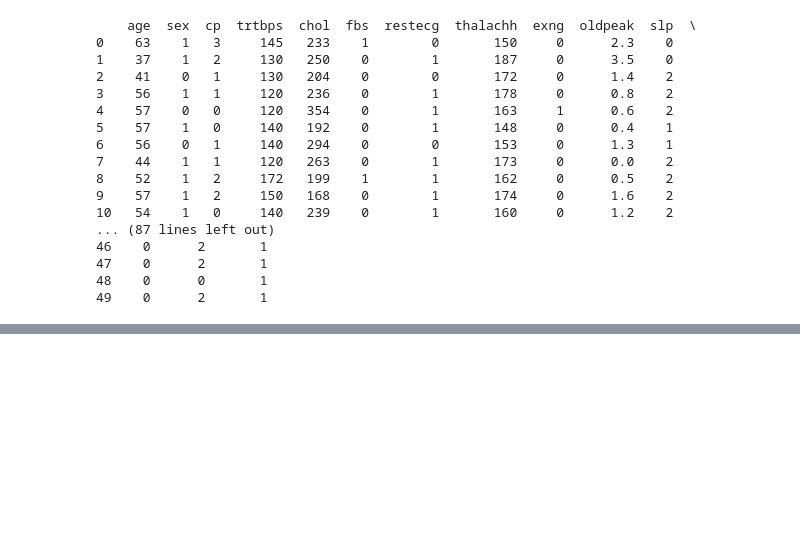
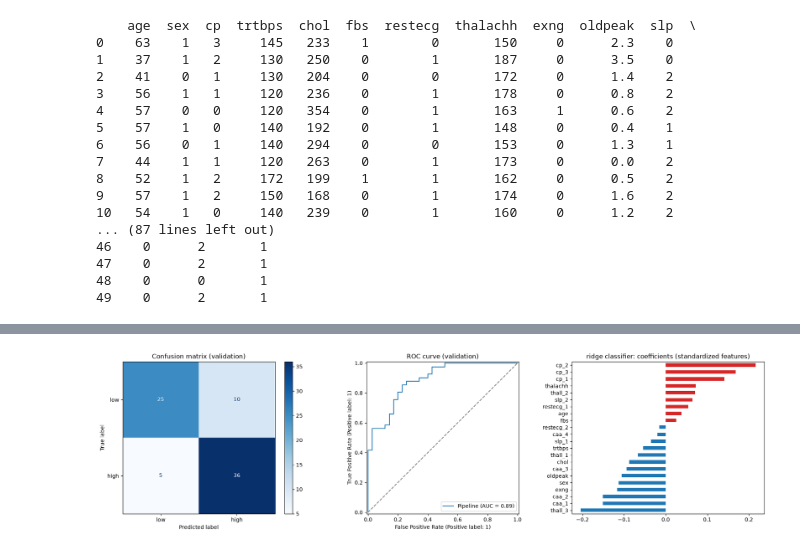
Before and after one commit to ToTheTermsOfService/id-lb3, a Jupyter notebook: assignement-3.ipynb, the cells around one changed output, grey strips where cells are left out. Drawn from its saved outputs; the diff is of its cells as text; code cells hidden in the pictures; blank space fills up the shorter version.

```diff
--- a/assignement-3.ipynb
+++ b/assignement-3.ipynb
@@ -684,0 +331,88 @@ The best course I have ever taken, very clear explanations!                 5
+# %%
+CATEGORICAL = ["cp", "restecg", "slp", "caa", "thall"]
+
+
+def heart_features(data):
+    return pd.get_dummies(data.drop(columns="output"), columns=CATEGORICAL, drop_first=True, dtype=float)
+
+
+def heart_classification(data):
+    """
+    Build a model, that would classify risk category for heart attack.
+    Visualize model on a plot.
+
+    Args:
+        data: heart medical data.
+
+    Returns:
+        list: The list of model theta parameters.
+    """
+    duplicates = int(data.duplicated().sum())
+    data = data.drop_duplicates().reset_index(drop=True)
+    print(f"removed duplicate rows: {duplicates}, rows left: {len(data)}")
+    X = heart_features(data)
+    y = data["output"]
+    X_train, X_val, y_train, y_val = train_test_split(X, y, test_size=0.25, stratify=y, random_state=42)
+    cv = StratifiedKFold(n_splits=5, shuffle=True, random_state=42)
+
+    candidates = {
+        "logistic regression": LogisticRegression(max_iter=5000),
+        "logistic regression (L1)": LogisticRegression(l1_ratio=1.0, solver="liblinear", C=0.5),
+        "ridge classifier": RidgeClassifier(),
+        "SGD classifier": SGDClassifier(loss="log_loss", random_state=42),
+    }
+    results = {}
+    for name, estimator in candidates.items():
+        model = make_pipeline(StandardScaler(), estimator)
+        results[name] = cross_val_score(model, X_train, y_train, cv=cv, scoring="accuracy").mean()
+    results = pd.Series(results, name="5-fold CV accuracy").sort_values(ascending=False)
+    print(results.round(4).to_string())
+
+    selector = make_pipeline(StandardScaler(), LogisticRegression(l1_ratio=1.0, solver="liblinear", C=0.5)).fit(X_train, y_train)
+    selected = X.columns[np.abs(selector[-1].coef_[0]) > 1e-6]
+    print(f"\nfeatures kept by L1 regularization ({len(selected)} of {X.shape[1]}): {list(selected)}")
+
+    best_name = results.index[0]
+    model = make_pipeline(StandardScaler(), candidates[best_name]).fit(X_train, y_train)
+    predictions = model.predict(X_val)
+    print(f"\nbest model: {best_name}")
+    print(f"validation accuracy={accuracy_score(y_val, predictions):.4f}  f1={f1_score(y_val, predictions):.4f}")
+    print(classification_report(y_val, predictions, target_names=["low risk", "high risk"]))
+
+    fig, axes = plt.subplots(1, 3, figsize=(18, 5))
+    ConfusionMatrixDisplay.from_predictions(y_val, predictions, display_labels=["low", "high"], cmap="Blues", ax=axes[0])
+    axes[0].set_title("Confusion matrix (validation)")
+    RocCurveDisplay.from_estimator(model, X_val, y_val, ax=axes[1])
+    axes[1].plot([0, 1], [0, 1], linestyle="--", color="gray")
+    axes[1].set_title("ROC curve (validation)")
+    coefficients = pd.Series(np.ravel(model[-1].coef_), index=X.columns).sort_values()
+    coefficients.plot.barh(ax=axes[2], color=np.where(coefficients > 0, "tab:red", "tab:blue"))
+    axes[2].set_title(f"{best_name}: coefficients (standardized features)")
+    fig.tight_layout()
+    fig.savefig("images/heart_classification.png", dpi=120)
+    plt.show()
+
+    two = ["thalachh", "oldpeak"]
+    plane = make_pipeline(StandardScaler(), LogisticRegression()).fit(X_train[two], y_train)
+    xx, yy = np.meshgrid(
+        np.linspace(X[two[0]].min() - 5, X[two[0]].max() + 5, 300),
+        np.linspace(X[two[1]].min() - 0.5, X[two[1]].max() + 0.5, 300),
+    )
+    probability = plane.predict_proba(pd.DataFrame(np.c_[xx.ravel(), yy.ravel()], columns=two))[:, 1].reshape(xx.shape)
+    fig, ax = plt.subplots(figsize=(8, 6))
+    contour = ax.contourf(xx, yy, probability, levels=20, cmap="RdBu_r", alpha=0.6)
+    ax.contour(xx, yy, probability, levels=[0.5], colors="black")
+    ax.scatter(X_val[two[0]], X_val[two[1]], c=y_val, cmap="RdBu_r", edgecolor="black")
+    fig.colorbar(contour, ax=ax, label="P(high risk)")
+    ax.set_xlabel(two[0])
+    ax.set_ylabel(two[1])
+    ax.set_title(f"Decision boundary on 2 features (validation accuracy {plane.score(X_val[two], y_val):.3f})")
+    fig.tight_layout()
+    fig.savefig("images/heart_decision_boundary.png", dpi=120)
+    plt.show()
+
+    return [float(c) for c in np.ravel(model[-1].intercept_)] + [float(c) for c in np.ravel(model[-1].coef_)]
+
+data = extract_texts_from_file('resources/heart.csv')
+heart_classification(data)
+# %% [output]
@@ -684,0 +437 @@ The best course I have ever taken, very clear explanations!                 5
+[figure, added]
```
Also changed, not shown: parts of 35 cells of this notebook, 12 other files.
